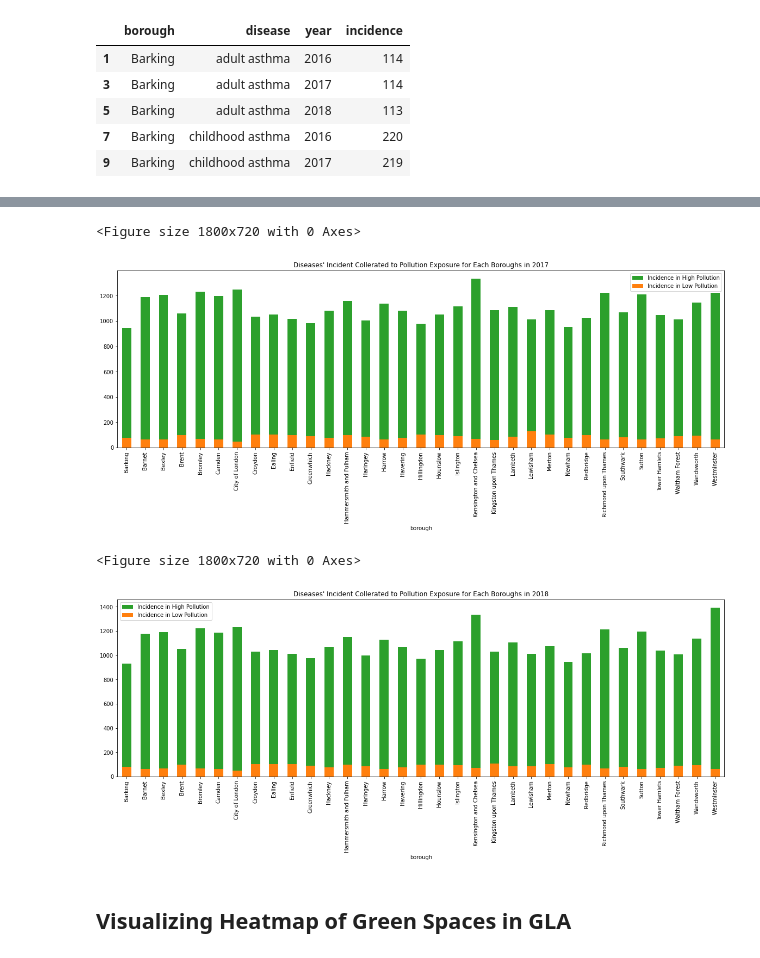
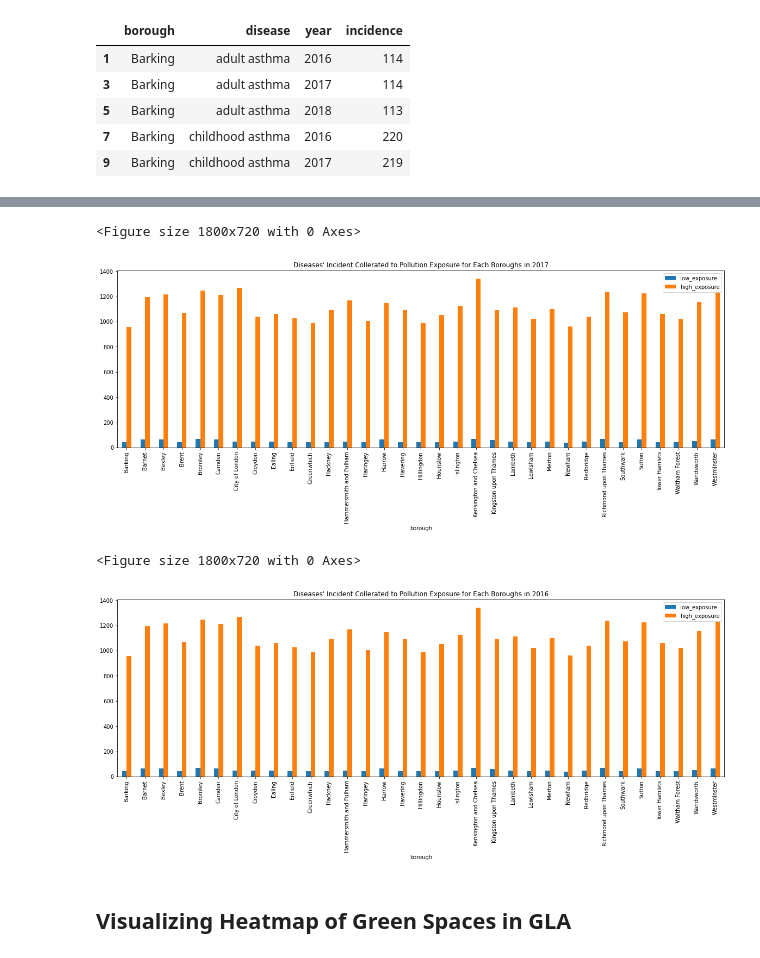
Before and after one commit to irvifa/data-visualization, a Jupyter notebook: data-visualization.ipynb, the cells around one changed output, grey strips where cells are left out. Saved outputs shown, nothing was run; the diff lists cells and outputs as text; code cells hidden in the pictures.

Commit message:
Refactor Method of Generating Graph.

```diff
--- a/data-visualization.ipynb
+++ b/data-visualization.ipynb
@@ -282,7 +286,8 @@ diseases_summary_with_high_pollutant.head()
 | 7 | Barking | childhood asthma | 2016 | 220 |
 | 9 | Barking | childhood asthma | 2017 | 219 |
 # %%
-# Those with higher exposure will have larger incidence
-create_plot_on_year(
-    diseases_summary_with_high_pollutant, diseases_summary_with_low_pollutant, 2016
+merged_disease_summary = get_merged_summary_table(diseases_data_prediction)
+merged_disease_summary_on_2016 = merged_disease_summary_for_year(
+    merged_disease_summary, 2016
 )
+sm = merged_disease_summary_on_2016.groupby(["borough"], as_index=False).sum()
@@ -292,17 +299,13 @@ create_plot_on_year(
 # %%
-create_plot_on_year(
-    diseases_summary_with_high_pollutant, diseases_summary_with_low_pollutant, 2017
-)
+create_plot_on_year(sm, 2017)
 # %% [output]
 <Figure size 1800x720 with 0 Axes>
-[figure, old version]
+[figure, new version]
 # %%
-create_plot_on_year(
-    diseases_summary_with_high_pollutant, diseases_summary_with_low_pollutant, 2018
-)
+create_plot_on_year(sm, 2016)
 # %% [output]
 <Figure size 1800x720 with 0 Axes>
-[figure, old version]
+[figure, new version]
 # %% [markdown]
 ## Visualizing Heatmap of Green Spaces in GLA
 # %%
```
Also changed, not shown: parts of 12 cells of this notebook, 2 other files.
